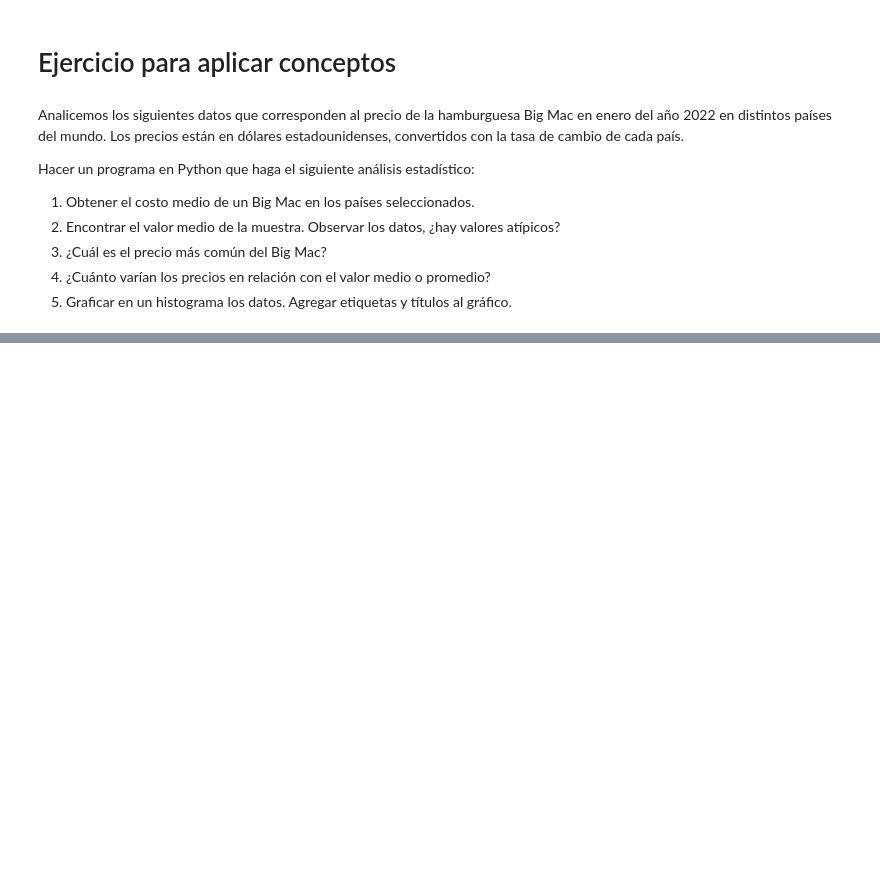
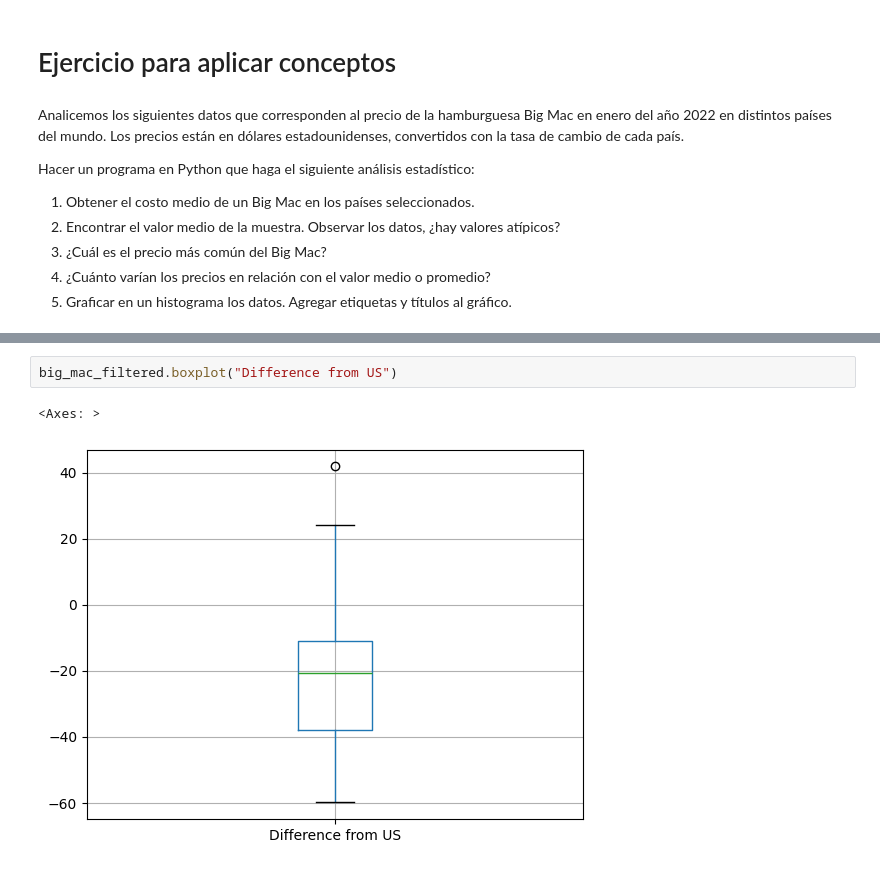
Before and after one commit to masouto94/Matematica_III, a Jupyter notebook: Unidad_4/Unidad 4.ipynb, the cells around one changed output, grey strips where cells are left out. Saved outputs shown, nothing was run; the diff lists cells and outputs as text; blank space fills up the shorter version.

```diff
--- a/Unidad_4/Unidad 4.ipynb
+++ b/Unidad_4/Unidad 4.ipynb
@@ -427,0 +491,5 @@ Hacer un programa en Python que haga el siguiente análisis estadístico:
+# %%
+big_mac_filtered.boxplot("Difference from US")
+# %% [output]
+<Axes: >
+[figure, added]
```
Also changed, not shown: parts of 19 cells of this notebook, 1 other file.
